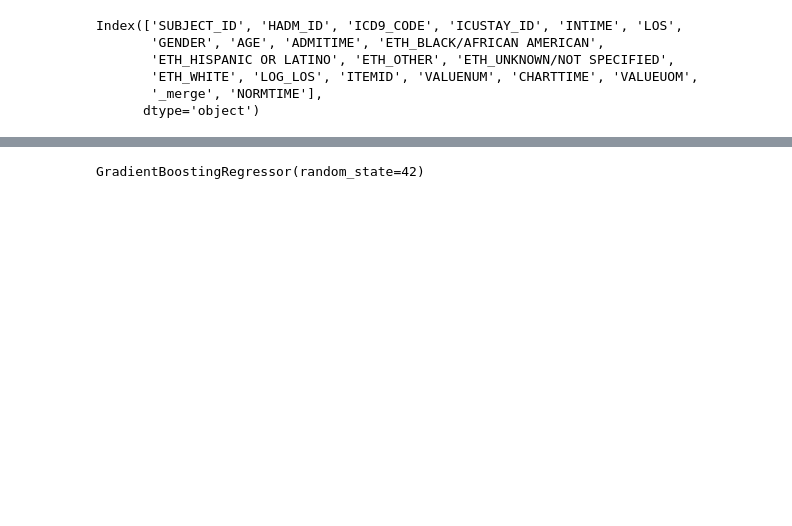
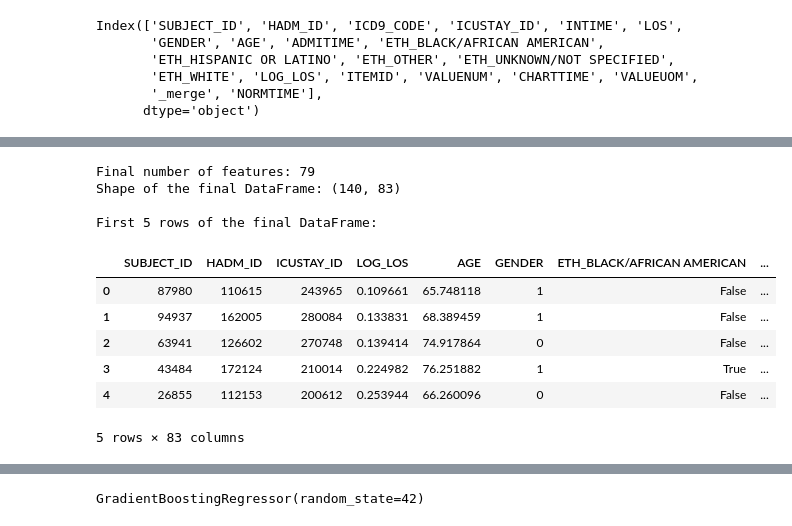
Before and after one commit to Francesinhas/mimic3-length-of-stay-prediction, a Jupyter notebook: FeatureEngineering.ipynb, the cells around one changed output, grey strips where cells are left out. Cells and saved outputs as stored; diff of their text form; code cells hidden in the pictures; blank space fills up the shorter version.

```diff
--- a/FeatureEngineering.ipynb
+++ b/FeatureEngineering.ipynb
@@ -648,0 +651,4 @@ model_data_full.head()
+# %%
+top30_features = top30_features_df[top30_features_df['rank'] <= 32]['ITEMID'].to_list()
+
+len(top30_features)
@@ -706,0 +762,19 @@ Final MAE on the hold-out test set: 9.3818 days
+# %%
+df_final_selected = df_selected.drop(columns=to_drop)
+
+print(f"\nFinal number of features: {df_final_selected.shape[1] - len(non_numerical_feature_cols)}")
+print("Shape of the final DataFrame:", df_final_selected.shape)
+print("\nFirst 5 rows of the final DataFrame:")
+df_final_selected.head()
+# %% [output]
+Final number of features: 79
+Shape of the final DataFrame: (140, 83)
+
+First 5 rows of the final DataFrame:
+|  | SUBJECT_ID | HADM_ID | ICUSTAY_ID | LOG_LOS | AGE | GENDER | ETH_BLACK/AFRICAN AMERICAN | ... |
+| 0 | 87980 | 110615 | 243965 | 0.109661 | 65.748118 | 1 | False | ... |
+| 1 | 94937 | 162005 | 280084 | 0.133831 | 68.389459 | 1 | False | ... |
+| 2 | 63941 | 126602 | 270748 | 0.139414 | 74.917864 | 0 | False | ... |
+| 3 | 43484 | 172124 | 210014 | 0.224982 | 76.251882 | 1 | True | ... |
+| 4 | 26855 | 112153 | 200612 | 0.253944 | 66.260096 | 0 | False | ... |
+5 rows × 83 columns
```
Also changed, not shown: parts of 17 cells of this notebook.
